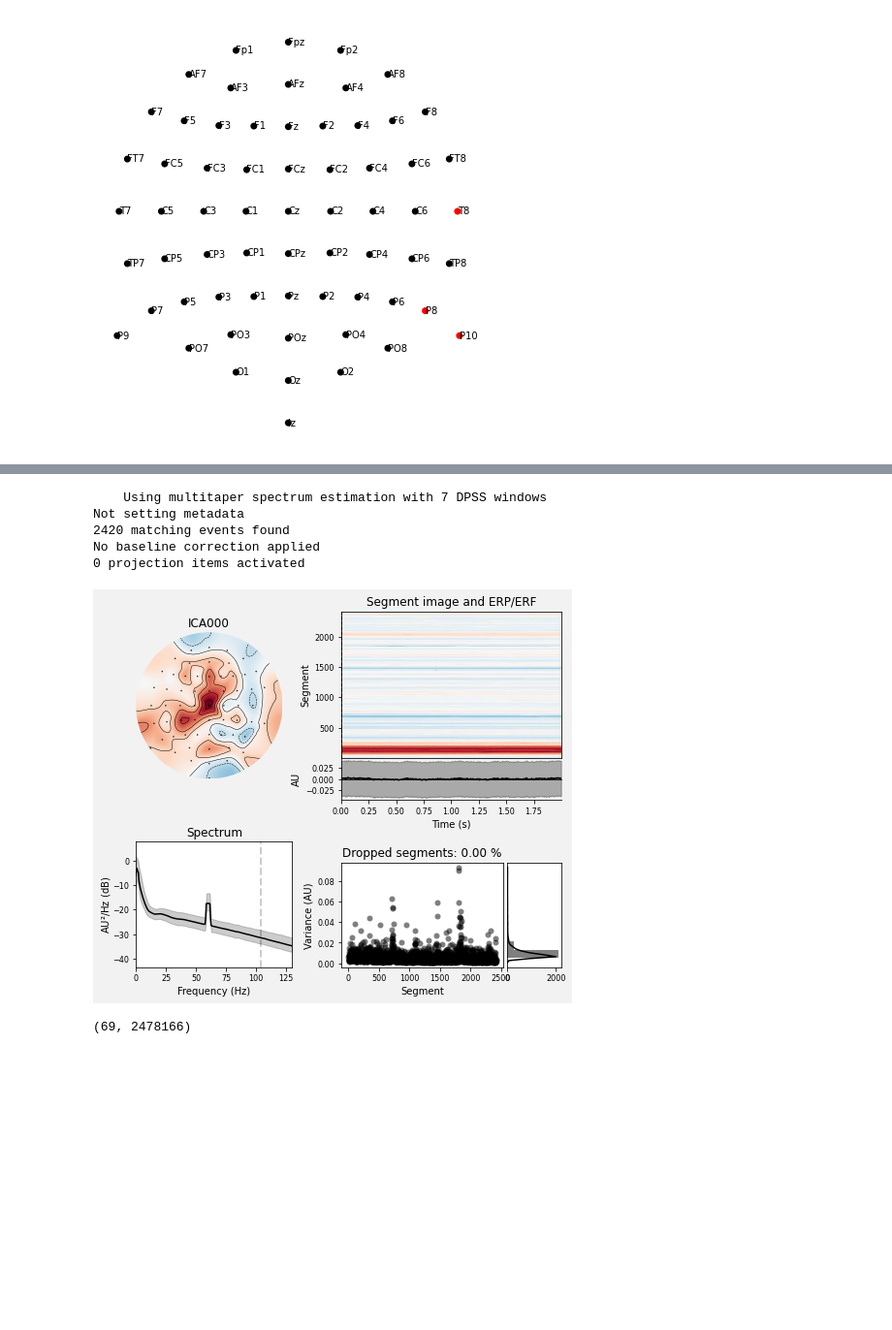
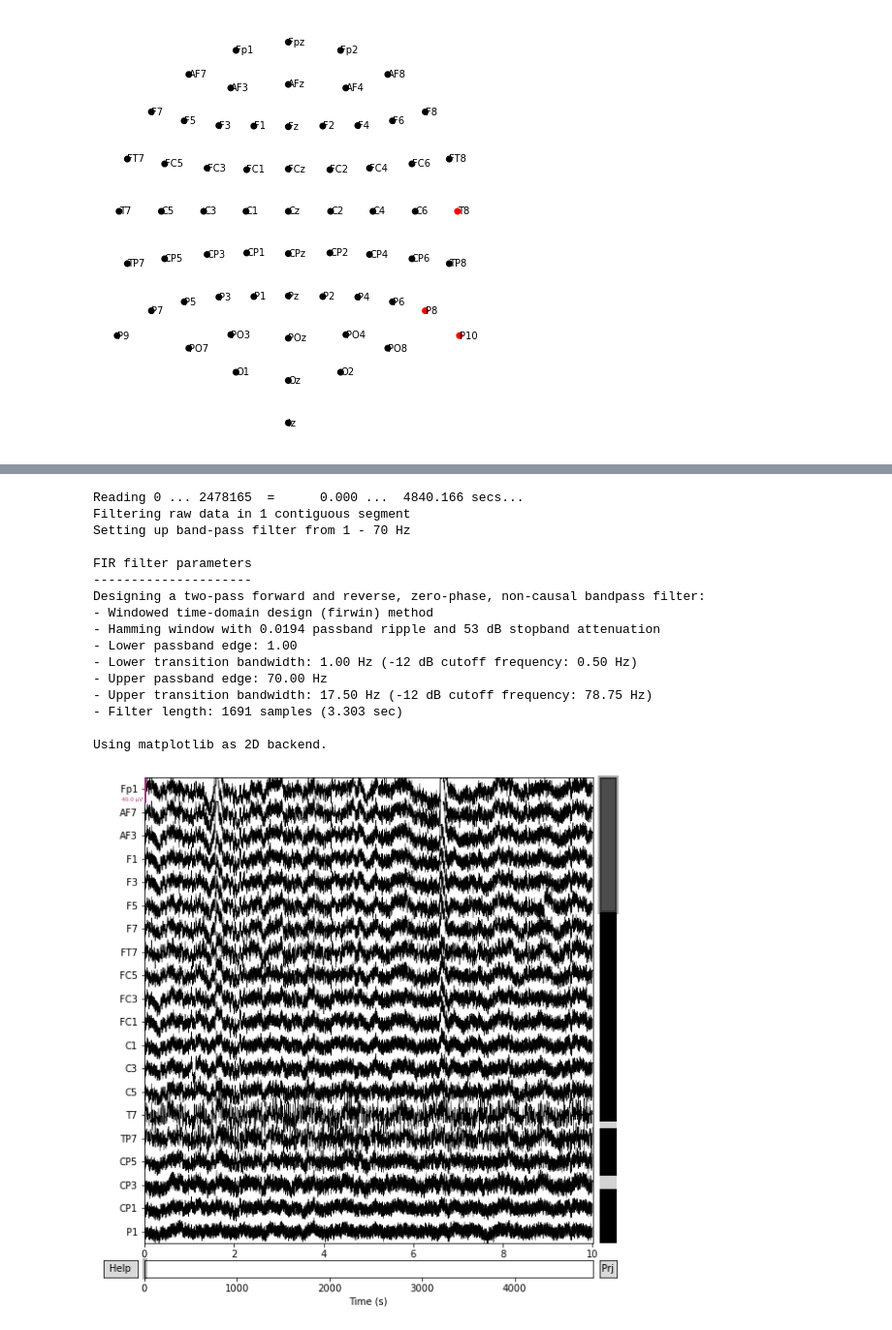
Before and after one commit to lgru/Neuroinformatics, a Jupyter notebook: notebooks/DataProcessing_20221219.ipynb, the cells around one changed output, grey strips where cells are left out. Shown at 97% size. Drawn from its saved outputs; the diff is of its cells as text; code cells hidden in the pictures; blank space fills up the shorter version.

```diff
--- a/notebooks/DataProcessing_20221219.ipynb
+++ b/notebooks/DataProcessing_20221219.ipynb
@@ -14,0 +6,5 @@ Ready.
+# %%
+#subjects = ['P01','P04','P05','P06','P07','P09','P10','P11','P12','P13','P14']
+#rawlist = [mne.io.read_raw_fif('%s-raw.fif' % sub) for sub in subjects]
+sub = 'P01'
+raw = mne.io.read_raw_fif('%s-raw.fif' % sub)
@@ -45,4 +25,0 @@ Effective window size : 0.500 (s)
-# %%
-ica_obj = mne.preprocessing.ICA(n_components=20, random_state=0)
-ica_obj.fit(raw)
-ica_obj.plot_components();
@@ -55,13 +25,0 @@ Fitting ICA took 86.5s.
-# %%
-ica_obj.plot_properties(raw, picks=[0]);
-# %% [output]
-    Using multitaper spectrum estimation with 7 DPSS windows
-Not setting metadata
-2420 matching events found
-No baseline correction applied
-0 projection items activated
-[figure, removed]
-# %%
-mne.events_from_annotations
-# %% [output]
-(69, 2478166)
@@ -67,0 +29,26 @@ mne.events_from_annotations
+# %%
+freq_low = 1
+freq_high = 70
+
+#filter data with a mne filter with forward - backward filtering resulting in zero phase shift.
+raw_cop =  raw.copy().load_data().filter(l_freq = freq_low, h_freq = freq_high, phase='zero-double')
+
+raw_cop.plot()
+# %% [output]
+Reading 0 ... 2478165  =      0.000 ...  4840.166 secs...
+Filtering raw data in 1 contiguous segment
+Setting up band-pass filter from 1 - 70 Hz
+
+FIR filter parameters
+---------------------
+Designing a two-pass forward and reverse, zero-phase, non-causal bandpass filter:
+- Windowed time-domain design (firwin) method
+- Hamming window with 0.0194 passband ripple and 53 dB stopband attenuation
+- Lower passband edge: 1.00
+- Lower transition bandwidth: 1.00 Hz (-12 dB cutoff frequency: 0.50 Hz)
+- Upper passband edge: 70.00 Hz
+- Upper transition bandwidth: 17.50 Hz (-12 dB cutoff frequency: 78.75 Hz)
+- Filter length: 1691 samples (3.303 sec)
+
+Using matplotlib as 2D backend.
+[figure, added]
```
Also changed, not shown: parts of 18 cells of this notebook.
